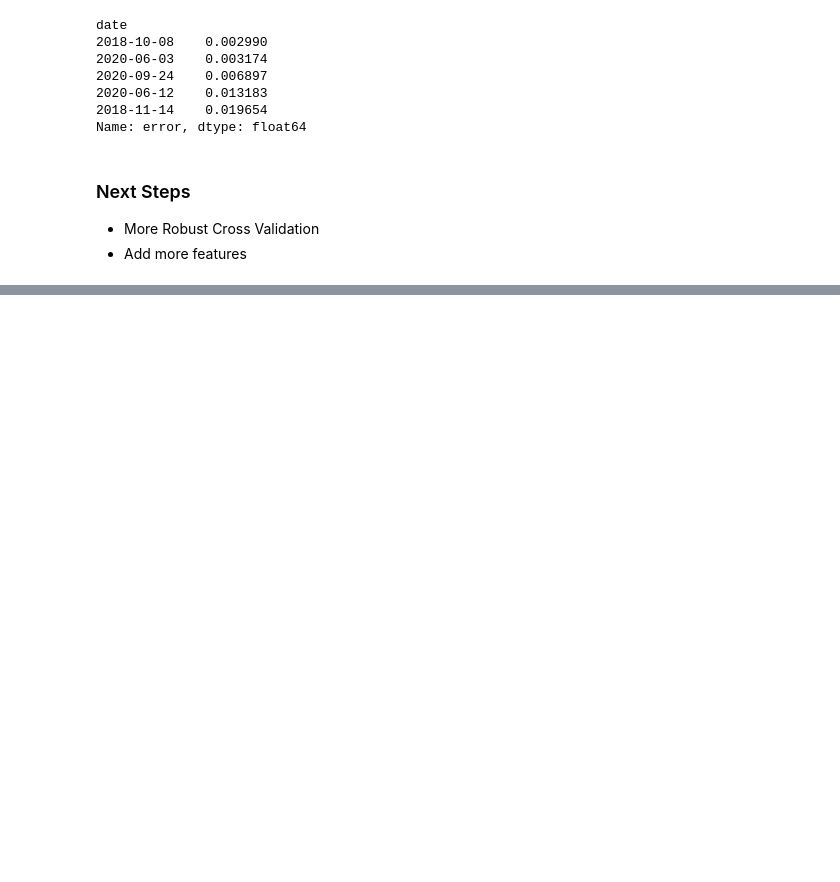
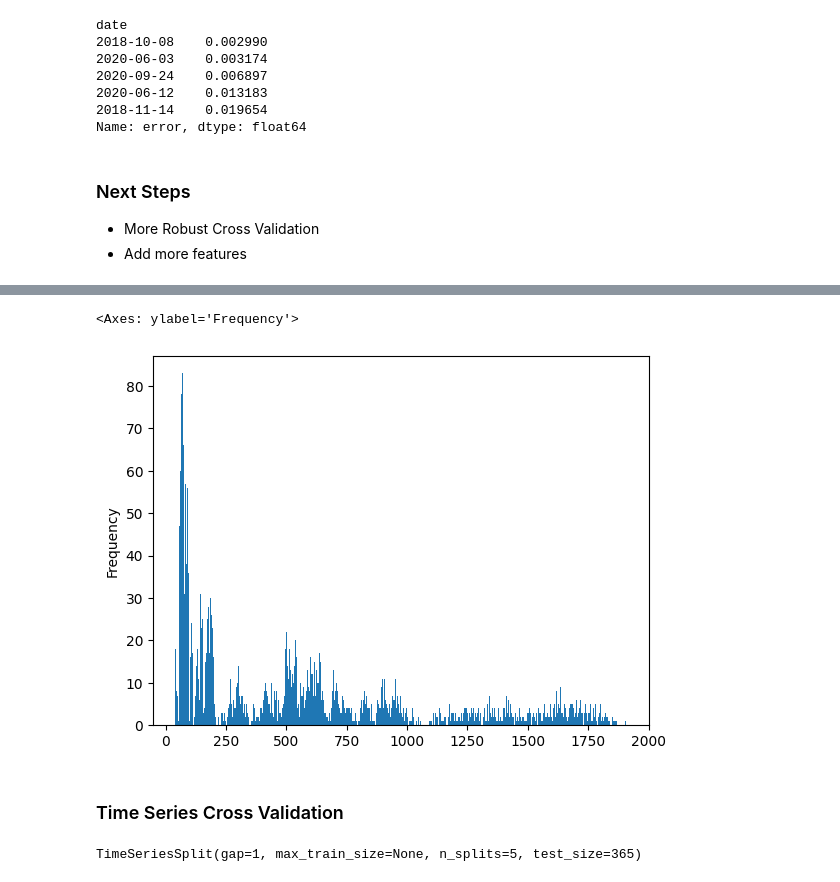
Before and after one commit to nyctophile-1302/AI-Driven-Stock-Price-Forecasting, a Jupyter notebook: main/XGBoost_Time_Series_Stock_Forecasting.ipynb, the cells around one changed output, grey strips where cells are left out. Cells and saved outputs as stored; diff of their text form; code cells hidden in the pictures; blank space fills up the shorter version.

Commit message:
Time Series Cross-Validation and Lag Features were added. The model was also saved

```diff
--- a/main/XGBoost_Time_Series_Stock_Forecasting.ipynb
+++ b/main/XGBoost_Time_Series_Stock_Forecasting.ipynb
@@ -356,0 +364,7 @@ Name: error, dtype: float64
+# %%
+df_plot['Close'].plot(kind = 'hist', bins = 500)
+# %% [output]
+<Axes: ylabel='Frequency'>
+[figure, added]
+# %% [markdown]
+### Time Series Cross Validation
@@ -356,0 +380,4 @@ Name: error, dtype: float64
+# %%
+tss
+# %% [output]
+TimeSeriesSplit(gap=1, max_train_size=None, n_splits=5, test_size=365)
```
Also changed, not shown: parts of 37 cells of this notebook.
